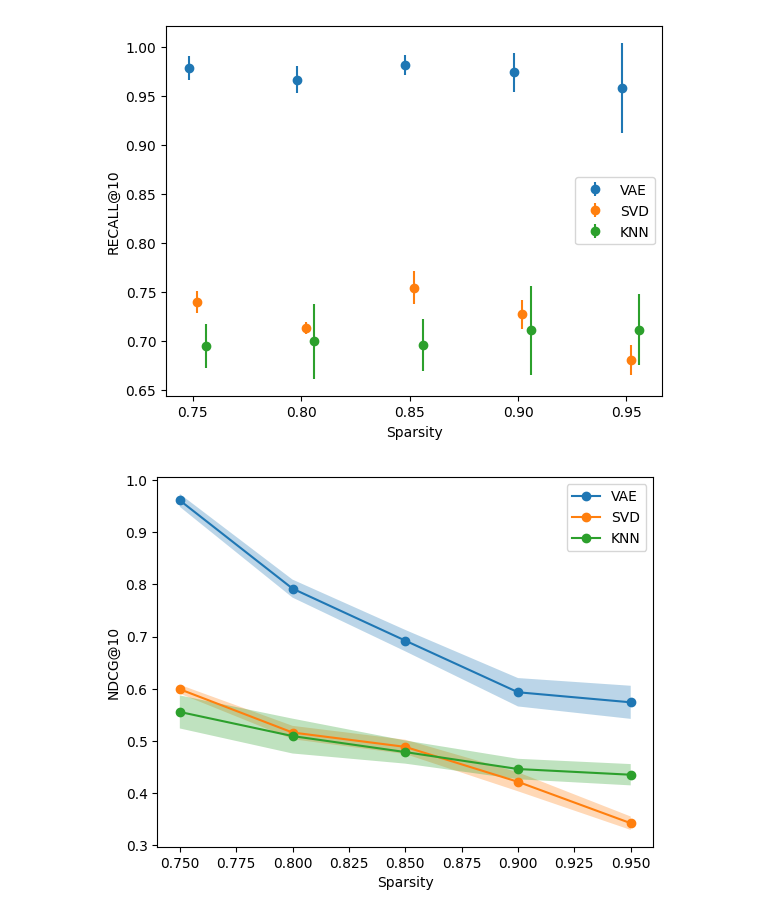
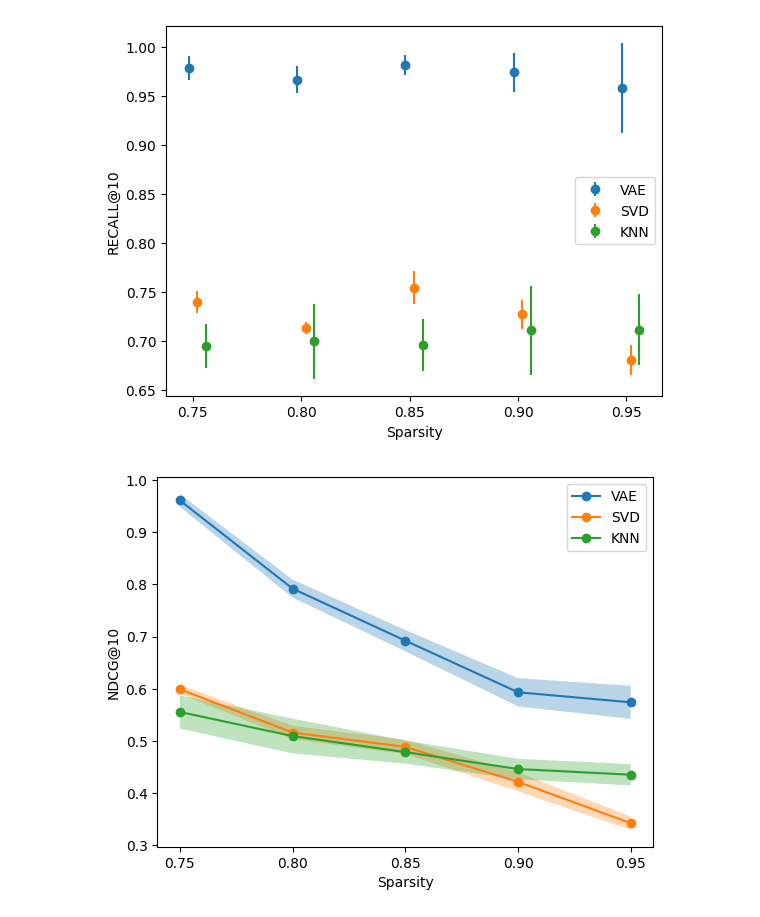
Before and after one commit to thijsgelton/IR-2122-Project, a Jupyter notebook: notebooks/Plot results.ipynb, the cells around one changed output. Cells and saved outputs as stored; diff of their text form; code cells hidden in the pictures.

```diff
--- a/notebooks/Plot results.ipynb
+++ b/notebooks/Plot results.ipynb
@@ -123,25 +119,26 @@ plt.show()
 # %%
 from matplotlib.transforms import Affine2D
 
 sparsity_levels = list(map(lambda x: float(x), vae))
 vae_ndcg = np.array(list(map(lambda x: x['ndcgs'], vae.values())))
 svd_ndcg = np.array(list(map(lambda x: x['ndcgs'], svd.values())))
 knn_ndcg = np.array(list(map(lambda x: x['ndcg'], knn.values())))
 
 plt.plot(sparsity_levels, vae_ndcg.mean(axis=1), marker = "o", label = "VAE")
 plt.fill_between(sparsity_levels, vae_ndcg.mean(axis=1) - vae_ndcg.std(axis=1), vae_ndcg.mean(axis=1) + vae_ndcg.std(axis=1), alpha=0.3)
 plt.plot(sparsity_levels, svd_ndcg.mean(axis=1), marker = "o", label = "SVD")
 plt.fill_between(sparsity_levels, svd_ndcg.mean(axis=1) - svd_ndcg.std(axis=1), svd_ndcg.mean(axis=1) + svd_ndcg.std(axis=1), alpha=0.3)
 plt.plot(sparsity_levels, knn_ndcg.mean(axis=1), marker = "o", label = "KNN")
 plt.fill_between(sparsity_levels, knn_ndcg.mean(axis=1) - knn_ndcg.std(axis=1), knn_ndcg.mean(axis=1) + knn_ndcg.std(axis=1), alpha=0.3)
 
 plt.legend()
+plt.xticks([0.75, 0.80, 0.85, 0.90, 0.95])
 plt.xlabel("Sparsity")
 plt.ylabel("NDCG@10")
 plt.savefig("../results/sparsity_over_ndcg_with_bands.png")
 plt.show()
 # %% [output]
-[figure, old version]
+[figure, new version]
 # %%
 from matplotlib.transforms import Affine2D
 
```
Also changed, not shown: parts of 7 cells of this notebook, 5 other files.
